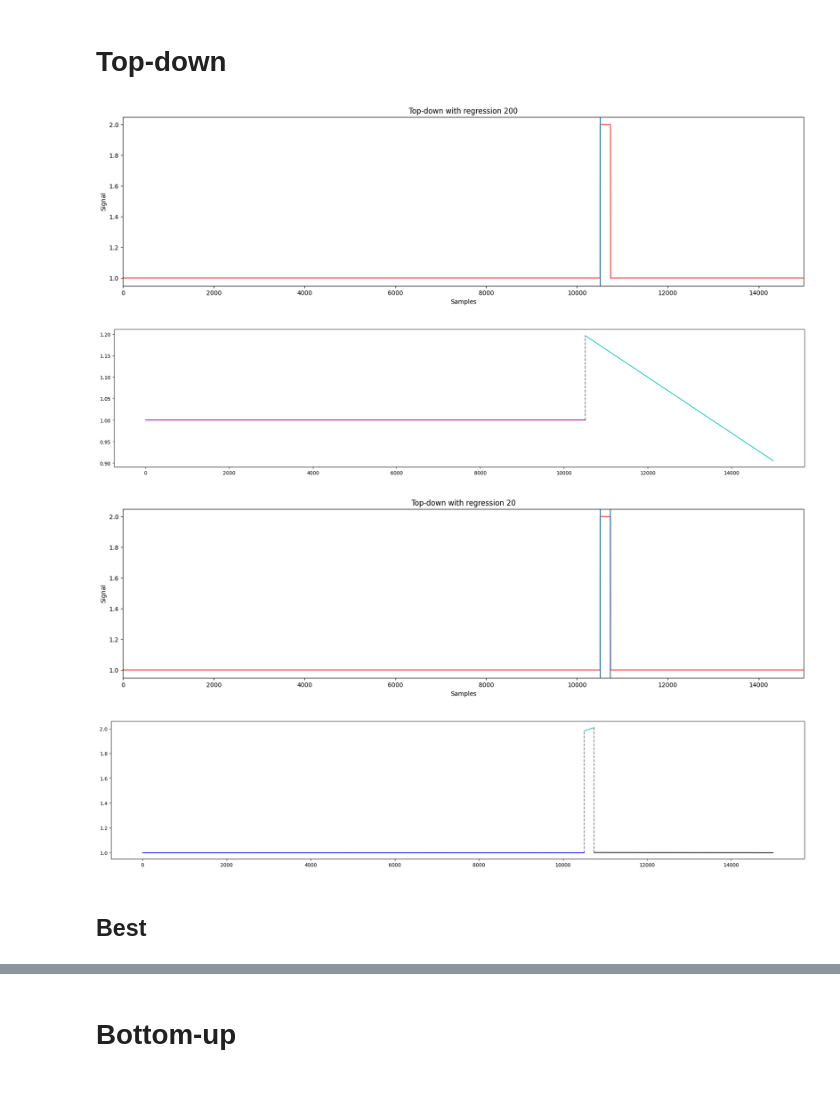
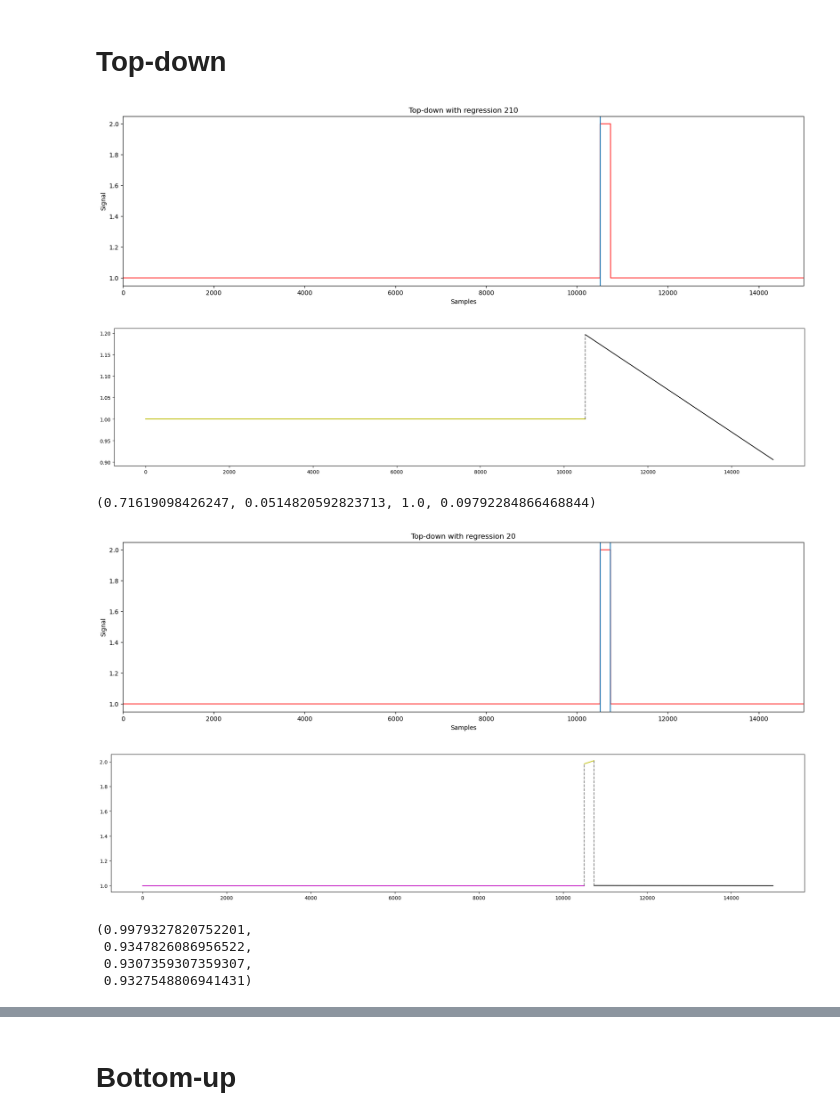
Before and after one commit to ritvien/A-Survey-Segmental-Algorithms, a Jupyter notebook: 2019_P601_Status.ipynb, the cells around one changed output, grey strips where cells are left out. Saved outputs shown, nothing was run; the diff lists cells and outputs as text; code cells hidden in the pictures; blank space fills up the shorter version.

```diff
--- a/2019_P601_Status.ipynb
+++ b/2019_P601_Status.ipynb
@@ -169,16 +169,20 @@ extracted_relevant_feature
 # %% [markdown]
 # Top-down
 # %%
-max_error = 200
+max_error = 210
 data = list(SWaT_2019_df[anomaly_feature].values)
 ts_segments, line_segments = segment.get_ts_segments(segment.topdownsegment, data, fit.regression, fit.sumsquared_error, max_error)
 figure(figsize=(20,5))
 draw_plot(data,f"Top-down with regression {max_error}")
 draw_xvline(line_segments)
 draw_approximate_line(line_segments);
+anomaly_segment = get_anomaly_segment(line_segments)
+acc_topdown,pre_topdown,recall_topdown,f1_topdown = metrics(SWaT_2019_df,attack_indx,anomaly_segment)
+acc_topdown,pre_topdown,recall_topdown,f1_topdown
 # %% [output]
 [figure]
-[figure, old version]
+[figure, new version]
+(0.71619098426247, 0.0514820592823713, 1.0, 0.09792284866468844)
 # %%
 max_error = 20
 data = list(SWaT_2019_df[anomaly_feature].values)
@@ -187,11 +191,16 @@ figure(figsize=(20,5))
 draw_plot(data,f"Top-down with regression {max_error}")
 draw_xvline(line_segments)
 draw_approximate_line(line_segments);
+anomaly_segment = get_anomaly_segment(line_segments)
+acc_topdown,pre_topdown,recall_topdown,f1_topdown = metrics(SWaT_2019_df,attack_indx,anomaly_segment)
+acc_topdown,pre_topdown,recall_topdown,f1_topdown
 # %% [output]
 [figure]
-[figure, old version]
+[figure, new version]
+(0.9979327820752201,
+ 0.9347826086956522,
+ 0.9307359307359307,
+ 0.9327548806941431)
-# %% [markdown]
-## Best
 # %%
 max_error = 1
 data = list(SWaT_2019_df[anomaly_feature].values)
```
Also changed, not shown: parts of 35 cells of this notebook.
